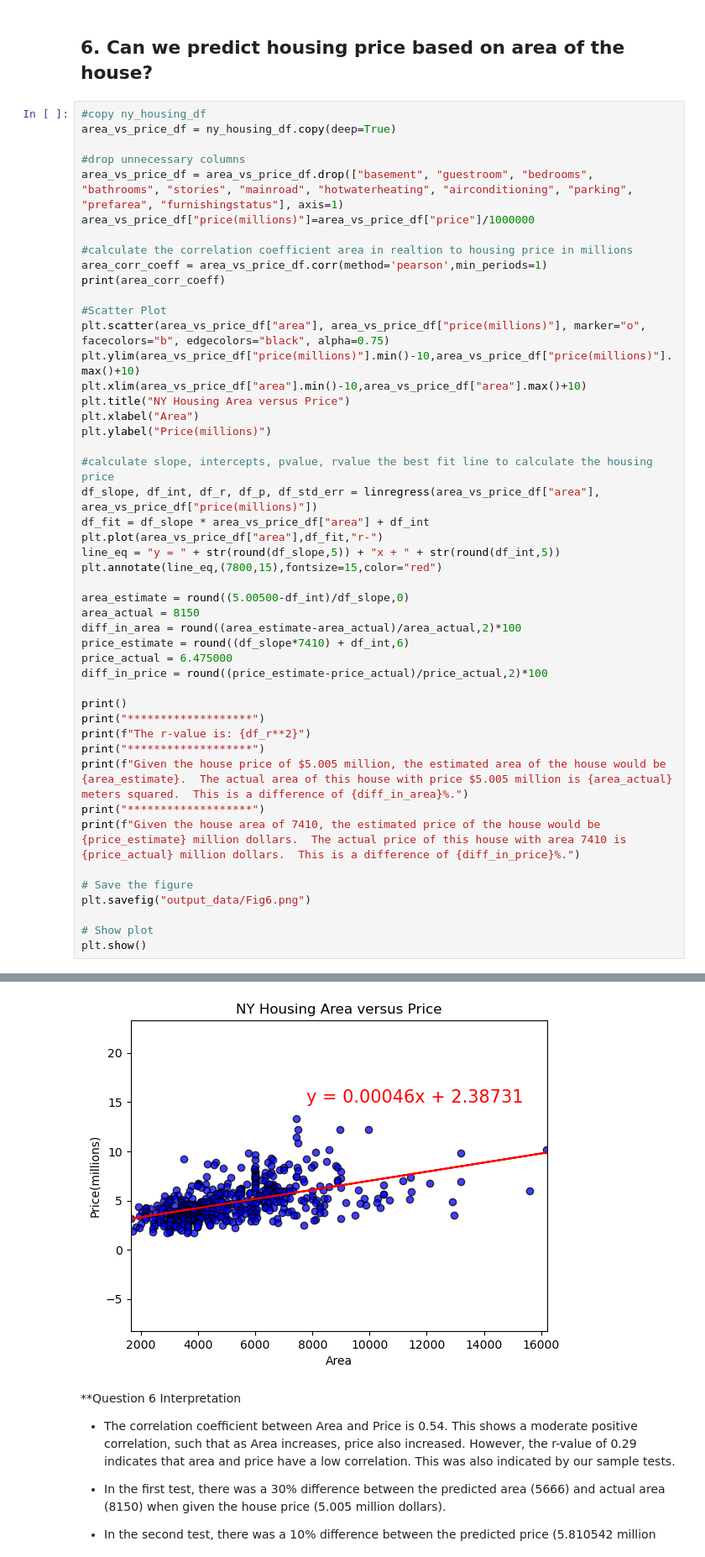
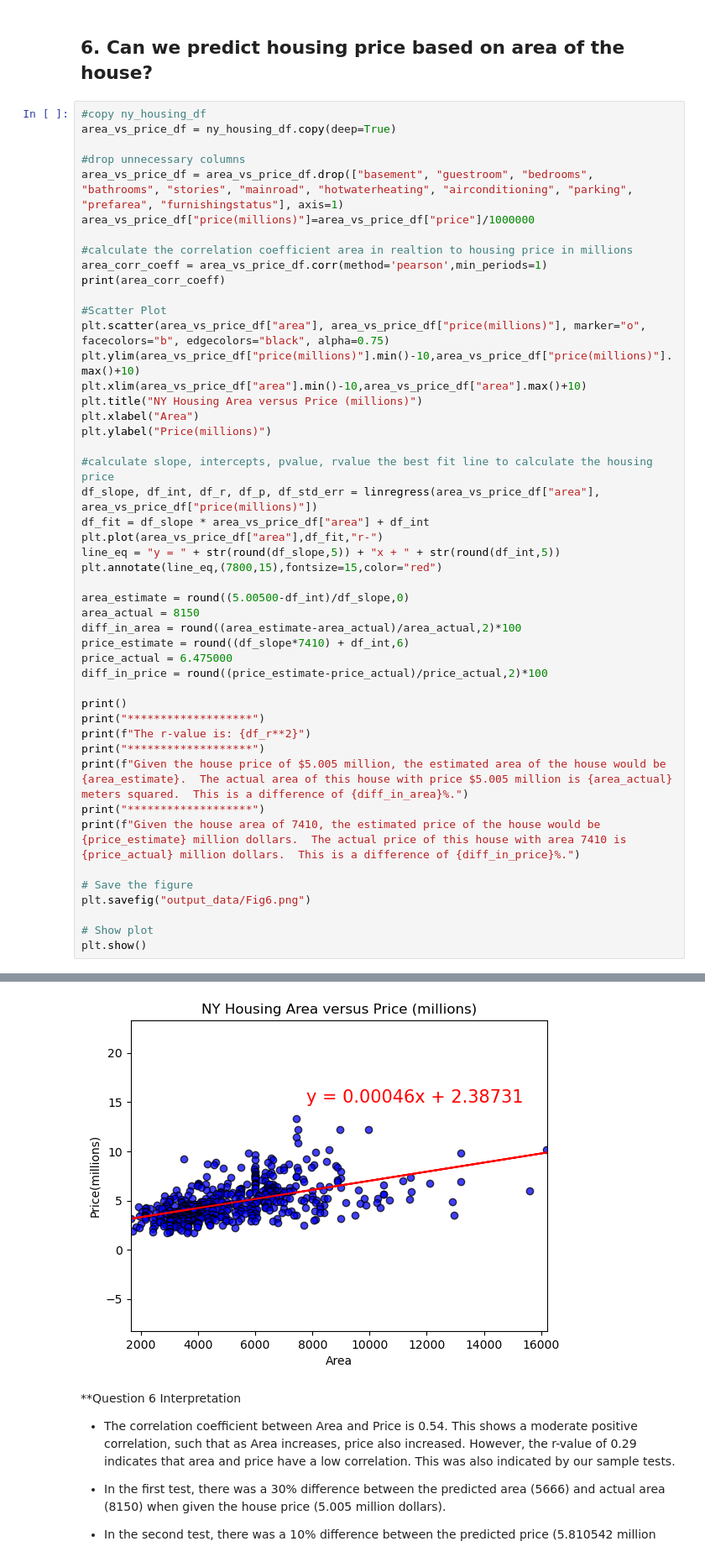
Before and after one commit to alanaadams/Project1, a Jupyter notebook: HomeattributePricing.ipynb, the cells around one changed output, grey strips where cells are left out. Shown at 84% size. Saved outputs shown, nothing was run; the diff lists cells and outputs as text.

```diff
--- a/HomeattributePricing.ipynb
+++ b/HomeattributePricing.ipynb
@@ -344,7 +344,7 @@ print(area_corr_coeff)
 plt.scatter(area_vs_price_df["area"], area_vs_price_df["price(millions)"], marker="o", facecolors="b", edgecolors="black", alpha=0.75)
 plt.ylim(area_vs_price_df["price(millions)"].min()-10,area_vs_price_df["price(millions)"].max()+10)
 plt.xlim(area_vs_price_df["area"].min()-10,area_vs_price_df["area"].max()+10)
-plt.title("NY Housing Area versus Price")
+plt.title("NY Housing Area versus Price (millions)")
 plt.xlabel("Area")
 plt.ylabel("Price(millions)")
 
@@ -360,34 +360,34 @@ area_actual = 8150
 diff_in_area = round((area_estimate-area_actual)/area_actual,2)*100
 price_estimate = round((df_slope*7410) + df_int,6)
 price_actual = 6.475000
 diff_in_price = round((price_estimate-price_actual)/price_actual,2)*100
 
 print()
 print("*******************")
 print(f"The r-value is: {df_r**2}")
 print("*******************")
 print(f"Given the house price of $5.005 million, the estimated area of the house would be {area_estimate}.  The actual area of this house with price $5.005 million is {area_actual} meters squared.  This is a difference of {diff_in_area}%.")
 print("*******************")
 print(f"Given the house area of 7410, the estimated price of the house would be {price_estimate} million dollars.  The actual price of this house with area 7410 is {price_actual} million dollars.  This is a difference of {diff_in_price}%.")
 
 # Save the figure
 plt.savefig("output_data/Fig6.png")
 
 # Show plot
 plt.show()
 # %% [output]
                     price      area  price(millions)
 price            1.000000  0.535997         1.000000
 area             0.535997  1.000000         0.535997
 price(millions)  1.000000  0.535997         1.000000
 
 *******************
 The r-value is: 0.2872931546811469
 *******************
 Given the house price of $5.005 million, the estimated area of the house would be 5666.0.  The actual area of this house with price $5.005 million is 8150 meters squared.  This is a difference of -30. ...
 *******************
 Given the house area of 7410, the estimated price of the house would be 5.810542 million dollars.  The actual price of this house with area 7410 is 6.475 million dollars.  This is a difference of -10. ...
-[figure, old version]
+[figure, new version]
 # %% [markdown]
 **Question 6 Interpretation
 
```
Also changed, not shown: parts of 2 cells of this notebook, 2 other files.
